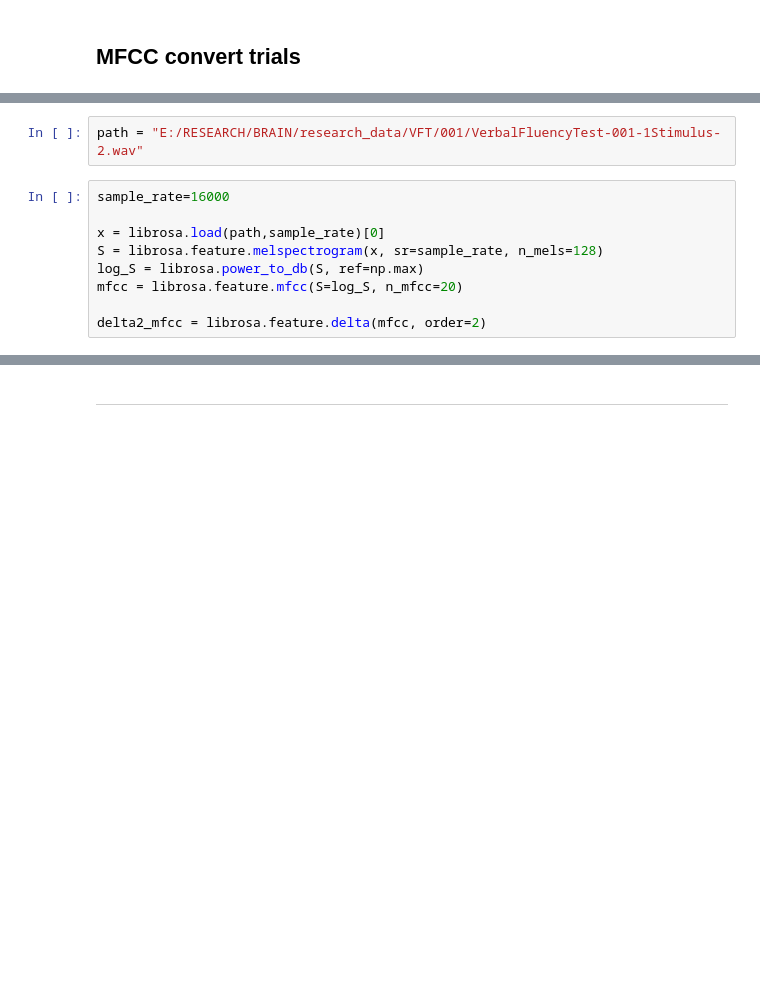
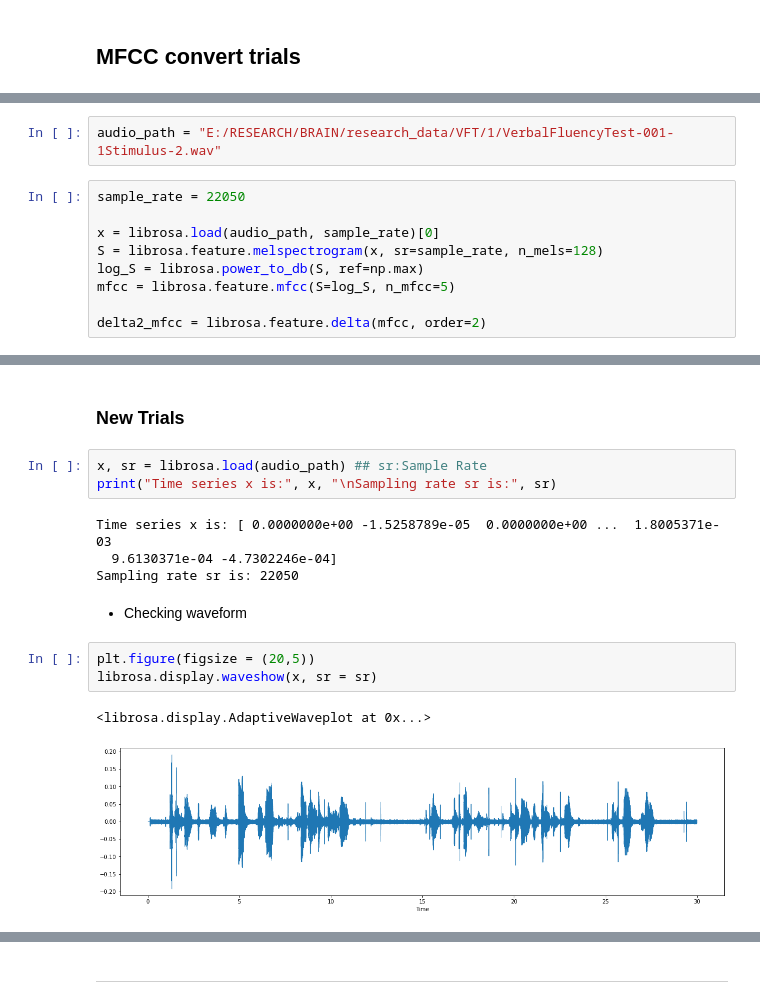
Before and after one commit to andrewyoo214/Machine_Learning_practices, a Jupyter notebook: projects/FNIRS_VFT/VFT_preprocessing.ipynb, the cells around one changed output, grey strips where cells are left out. Saved outputs shown, nothing was run; the diff lists cells and outputs as text; blank space fills up the shorter version.

```diff
--- a/projects/FNIRS_VFT/VFT_preprocessing.ipynb
+++ b/projects/FNIRS_VFT/VFT_preprocessing.ipynb
@@ -24,11 +30,11 @@ print("Current working directory is:", directory)
 # %%
-path = "E:/RESEARCH/BRAIN/research_data/VFT/001/VerbalFluencyTest-001-1Stimulus-2.wav"
+audio_path = "E:/RESEARCH/BRAIN/research_data/VFT/1/VerbalFluencyTest-001-1Stimulus-2.wav"
 # %%
-sample_rate=16000
+sample_rate = 22050
 
-x = librosa.load(path,sample_rate)[0]
+x = librosa.load(audio_path, sample_rate)[0]
 S = librosa.feature.melspectrogram(x, sr=sample_rate, n_mels=128)
 log_S = librosa.power_to_db(S, ref=np.max)
-mfcc = librosa.feature.mfcc(S=log_S, n_mfcc=20)
+mfcc = librosa.feature.mfcc(S=log_S, n_mfcc=5)
 
 delta2_mfcc = librosa.feature.delta(mfcc, order=2)
@@ -42,0 +53,17 @@ plt.tight_layout()
+# %% [markdown]
+### New Trials
+# %%
+x, sr = librosa.load(audio_path) ## sr:Sample Rate
+print("Time series x is:", x, "\nSampling rate sr is:", sr)
+# %% [output]
+Time series x is: [ 0.0000000e+00 -1.5258789e-05  0.0000000e+00 ...  1.8005371e-03
+  9.6130371e-04 -4.7302246e-04]
+Sampling rate sr is: 22050
+# %% [markdown]
+* Checking waveform
+# %%
+plt.figure(figsize = (20,5))
+librosa.display.waveshow(x, sr = sr)
+# %% [output]
+<librosa.display.AdaptiveWaveplot at 0x...>
+[figure, added]
```
Also changed, not shown: parts of 29 cells of this notebook.
